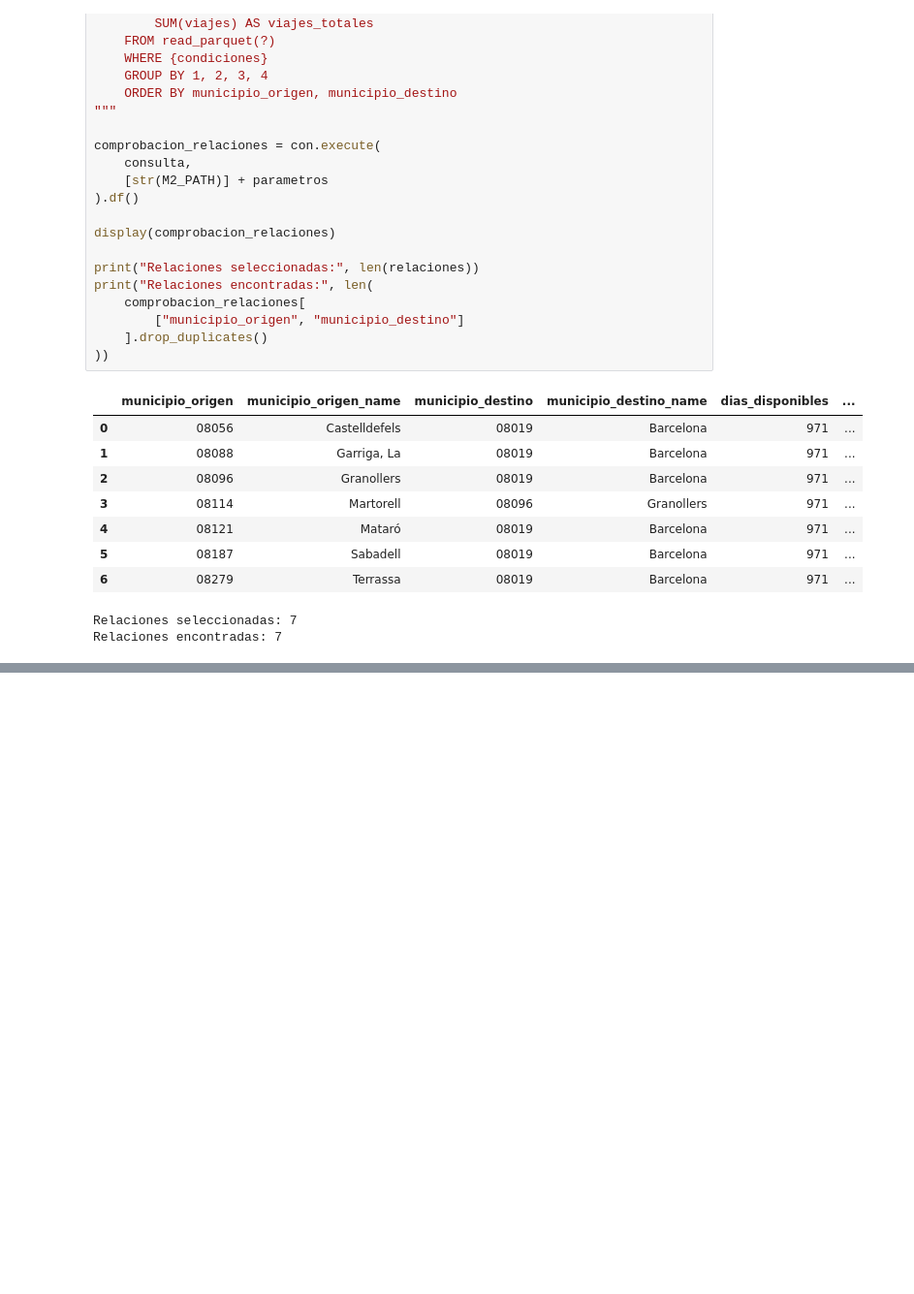
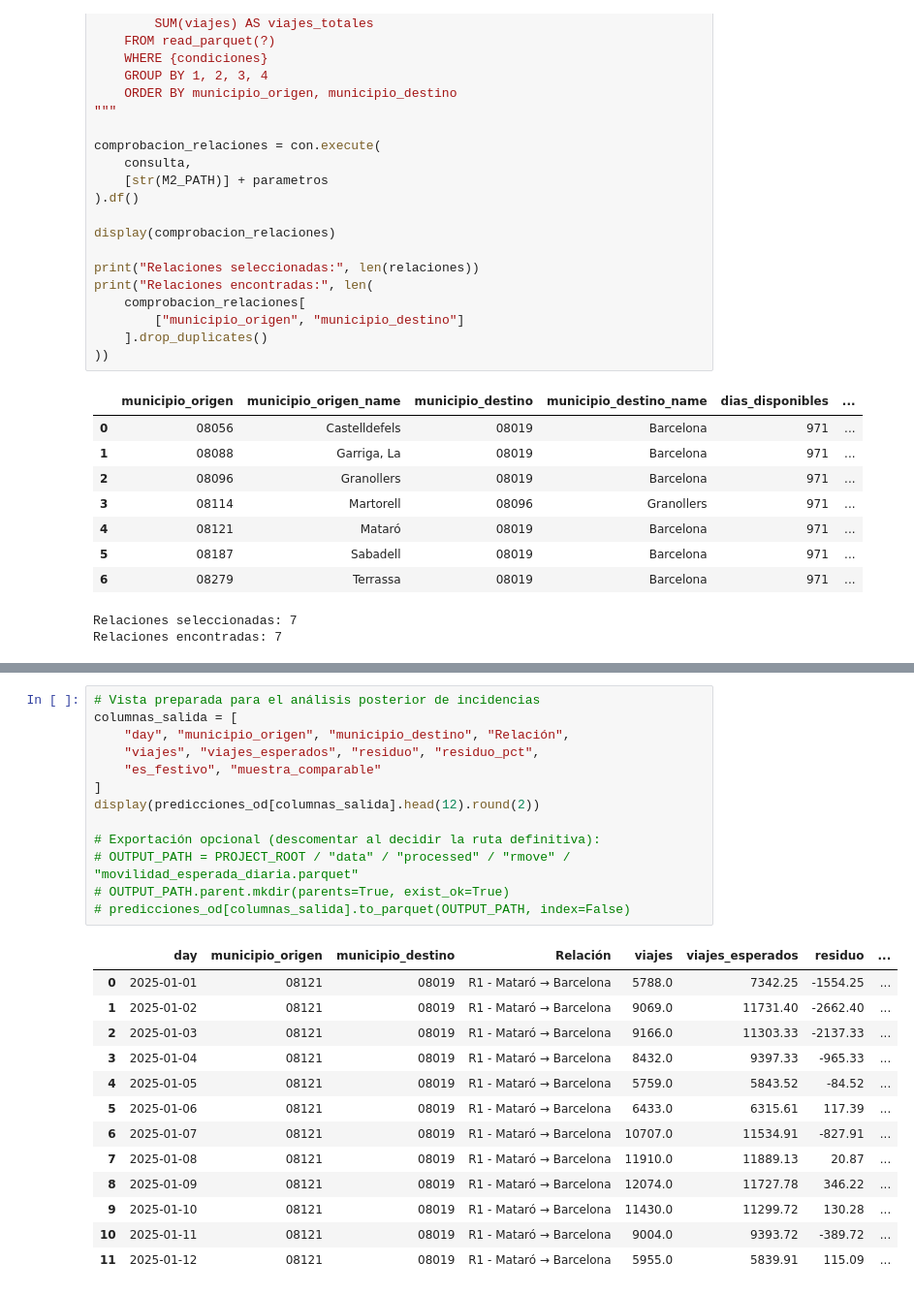
Before and after one commit to martinafrisach/R-MOVE, a Jupyter notebook: notebooks/02_movilidad_telefonica_analisi_estadistico_regresion_final.ipynb, the cells around one changed output, grey strips where cells are left out. Shown at 97% size. Cells and saved outputs as stored; diff of their text form; blank space fills up the shorter version.

```diff
--- a/notebooks/02_movilidad_telefonica_analisi_estadistico.ipynb
+++ b/notebooks/02_movilidad_telefonica_analisi_estadistico_regresion_final.ipynb
@@ -2252,0 +1133,27 @@ Martorell → Granollers continúa presentando errores elevados. El WAPE disminu
+# %%
+# Vista preparada para el análisis posterior de incidencias
+columnas_salida = [
+    "day", "municipio_origen", "municipio_destino", "Relación",
+    "viajes", "viajes_esperados", "residuo", "residuo_pct",
+    "es_festivo", "muestra_comparable"
+]
+display(predicciones_od[columnas_salida].head(12).round(2))
+
+# Exportación opcional (descomentar al decidir la ruta definitiva):
+# OUTPUT_PATH = PROJECT_ROOT / "data" / "processed" / "rmove" / "movilidad_esperada_diaria.parquet"
+# OUTPUT_PATH.parent.mkdir(parents=True, exist_ok=True)
+# predicciones_od[columnas_salida].to_parquet(OUTPUT_PATH, index=False)
+# %% [output]
+|  | day | municipio_origen | municipio_destino | Relación | viajes | viajes_esperados | residuo | ... |
+| 0 | 2025-01-01 | 08121 | 08019 | R1 - Mataró → Barcelona | 5788.0 | 7342.25 | -1554.25 | ... |
+| 1 | 2025-01-02 | 08121 | 08019 | R1 - Mataró → Barcelona | 9069.0 | 11731.40 | -2662.40 | ... |
+| 2 | 2025-01-03 | 08121 | 08019 | R1 - Mataró → Barcelona | 9166.0 | 11303.33 | -2137.33 | ... |
+| 3 | 2025-01-04 | 08121 | 08019 | R1 - Mataró → Barcelona | 8432.0 | 9397.33 | -965.33 | ... |
+| 4 | 2025-01-05 | 08121 | 08019 | R1 - Mataró → Barcelona | 5759.0 | 5843.52 | -84.52 | ... |
+| 5 | 2025-01-06 | 08121 | 08019 | R1 - Mataró → Barcelona | 6433.0 | 6315.61 | 117.39 | ... |
+| 6 | 2025-01-07 | 08121 | 08019 | R1 - Mataró → Barcelona | 10707.0 | 11534.91 | -827.91 | ... |
+| 7 | 2025-01-08 | 08121 | 08019 | R1 - Mataró → Barcelona | 11910.0 | 11889.13 | 20.87 | ... |
+| 8 | 2025-01-09 | 08121 | 08019 | R1 - Mataró → Barcelona | 12074.0 | 11727.78 | 346.22 | ... |
+| 9 | 2025-01-10 | 08121 | 08019 | R1 - Mataró → Barcelona | 11430.0 | 11299.72 | 130.28 | ... |
+| 10 | 2025-01-11 | 08121 | 08019 | R1 - Mataró → Barcelona | 9004.0 | 9393.72 | -389.72 | ... |
+| 11 | 2025-01-12 | 08121 | 08019 | R1 - Mataró → Barcelona | 5955.0 | 5839.91 | 115.09 | ... |
```
Also changed, not shown: parts of 60 cells of this notebook, 3 other files.
